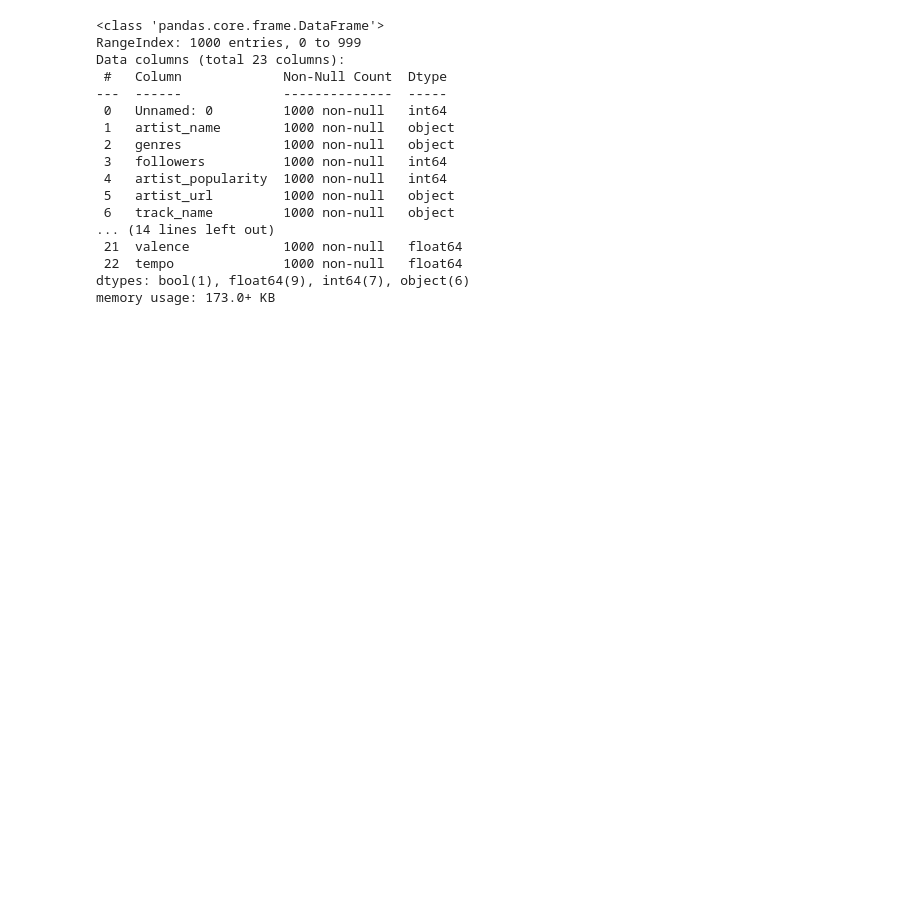
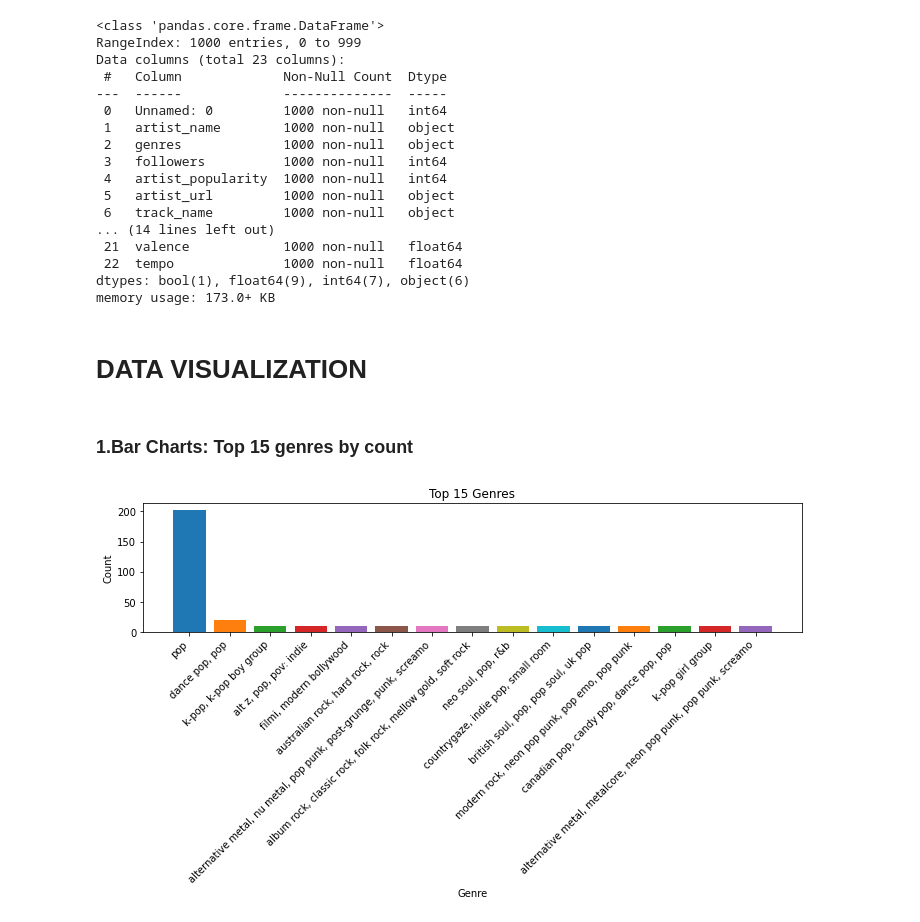
Before and after one commit to FGithaiga/SPOTIFY-SONGS-ARTISTS, a Jupyter notebook: index.ipynb, the cells around one changed output. Saved outputs shown, nothing was run; the diff lists cells and outputs as text; code cells hidden in the pictures; blank space fills up the shorter version.

Commit message:
Done until Visualization

```diff
--- a/index.ipynb
+++ b/index.ipynb
@@ -116 +116,18 @@ memory usage: 173.0+ KB
 df_Spotify.to_excel('Data/Spotifydataset_cleaned.xlsx', index=False)
+# %% [markdown]
+# **DATA VISUALIZATION**
+# %% [markdown]
+### **1.Bar Charts: Top 15 genres by count**
+# %%
+top_genres = df_Spotify['genres'].value_counts().head(15)
+colors = plt.cm.tab10.colors[:len(top_genres)]
+plt.figure(figsize=(10, 6))
+plt.bar(top_genres.index, top_genres.values, color=colors)
+plt.xticks(rotation=45, ha='right')
+plt.title('Top 15 Genres')
+plt.xlabel('Genre')
+plt.ylabel('Count')
+plt.tight_layout()
+plt.show()
+# %% [output]
+[figure, added]
```
Also changed, not shown: parts of 12 cells of this notebook.
